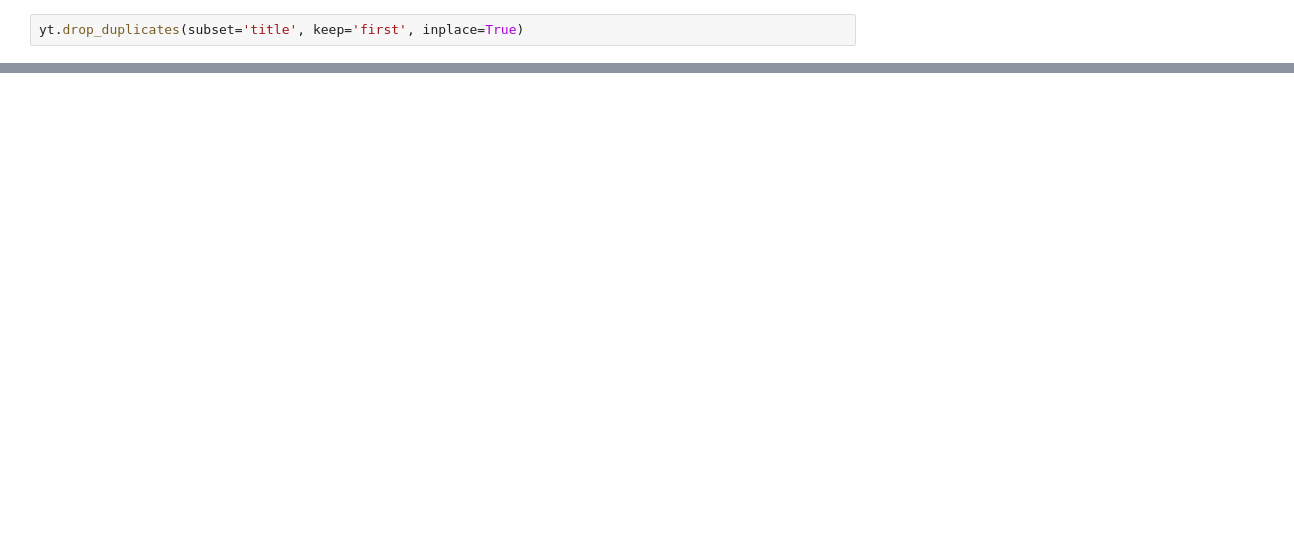
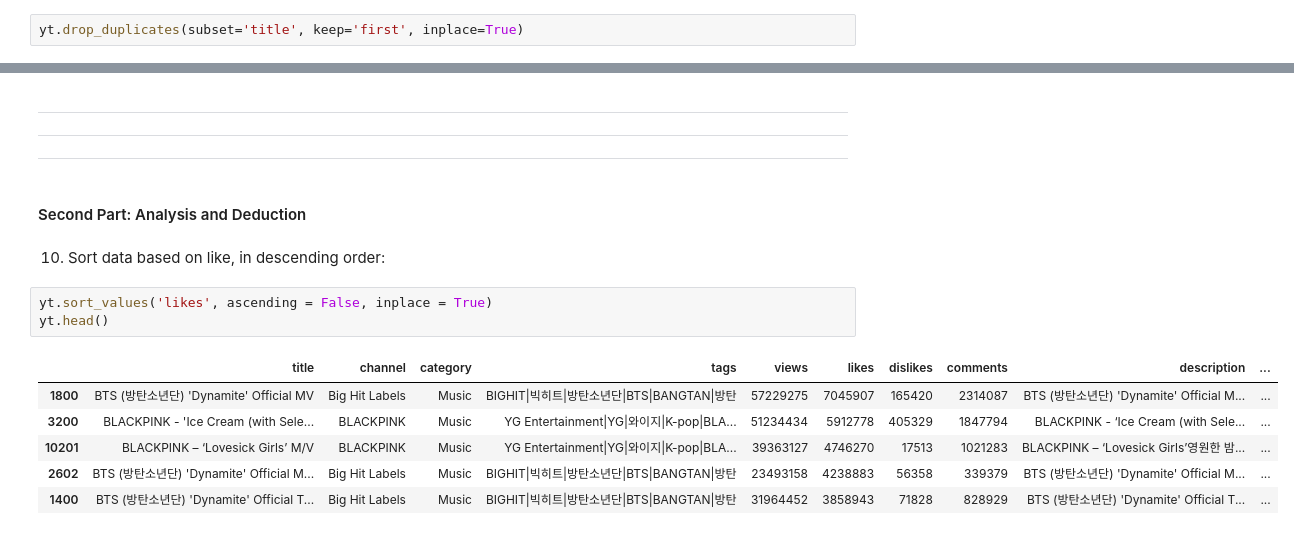
Before and after one commit to mehtee/Youtube_analysis_project, a Jupyter notebook: project.ipynb, the cells around one changed output, grey strips where cells are left out. Cells and saved outputs as stored; diff of their text form; blank space fills up the shorter version.

```diff
--- a/project.ipynb
+++ b/project.ipynb
@@ -236,0 +243,18 @@ yt[100:102]
+# %% [markdown]
+------------------------------
+------------------------------
+------------------------------
+# %% [markdown]
+#### Second Part: Analysis and Deduction
+# %% [markdown]
+10. Sort data based on like, in descending order:
+# %%
+yt.sort_values('likes', ascending = False, inplace = True)
+yt.head()
+# %% [output]
+|  | title | channel | category | tags | views | likes | dislikes | comments | description | ... |
+| 1800 | BTS (방탄소년단) 'Dynamite' Official MV | Big Hit Labels | Music | BIGHIT|빅히트|방탄소년단|BTS|BANGTAN|방탄 | 57229275 | 7045907 | 165420 | 2314087 | BTS (방탄소년단) 'Dynamite' Official M... | ... |
+| 3200 | BLACKPINK - 'Ice Cream (with Sele... | BLACKPINK | Music | YG Entertainment|YG|와이지|K-pop|BLA... | 51234434 | 5912778 | 405329 | 1847794 | BLACKPINK - ‘Ice Cream (with Sele... | ... |
+| 10201 | BLACKPINK – ‘Lovesick Girls’ M/V | BLACKPINK | Music | YG Entertainment|YG|와이지|K-pop|BLA... | 39363127 | 4746270 | 17513 | 1021283 | BLACKPINK – ‘Lovesick Girls’영원한 밤... | ... |
+| 2602 | BTS (방탄소년단) 'Dynamite' Official M... | Big Hit Labels | Music | BIGHIT|빅히트|방탄소년단|BTS|BANGTAN|방탄 | 23493158 | 4238883 | 56358 | 339379 | BTS (방탄소년단) 'Dynamite' Official M... | ... |
+| 1400 | BTS (방탄소년단) 'Dynamite' Official T... | Big Hit Labels | Music | BIGHIT|빅히트|방탄소년단|BTS|BANGTAN|방탄 | 31964452 | 3858943 | 71828 | 828929 | BTS (방탄소년단) 'Dynamite' Official T... | ... |
```
Also changed, not shown: parts of 6 cells of this notebook.
